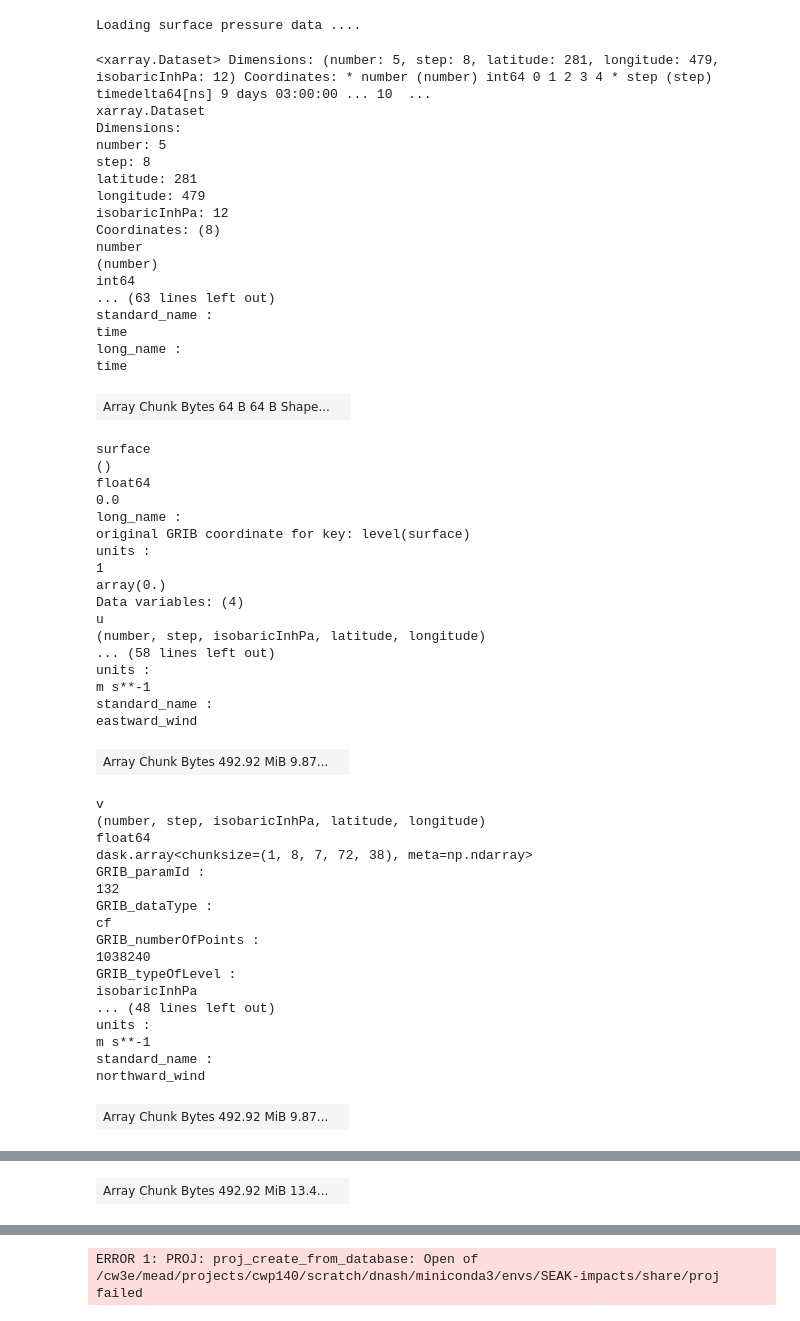
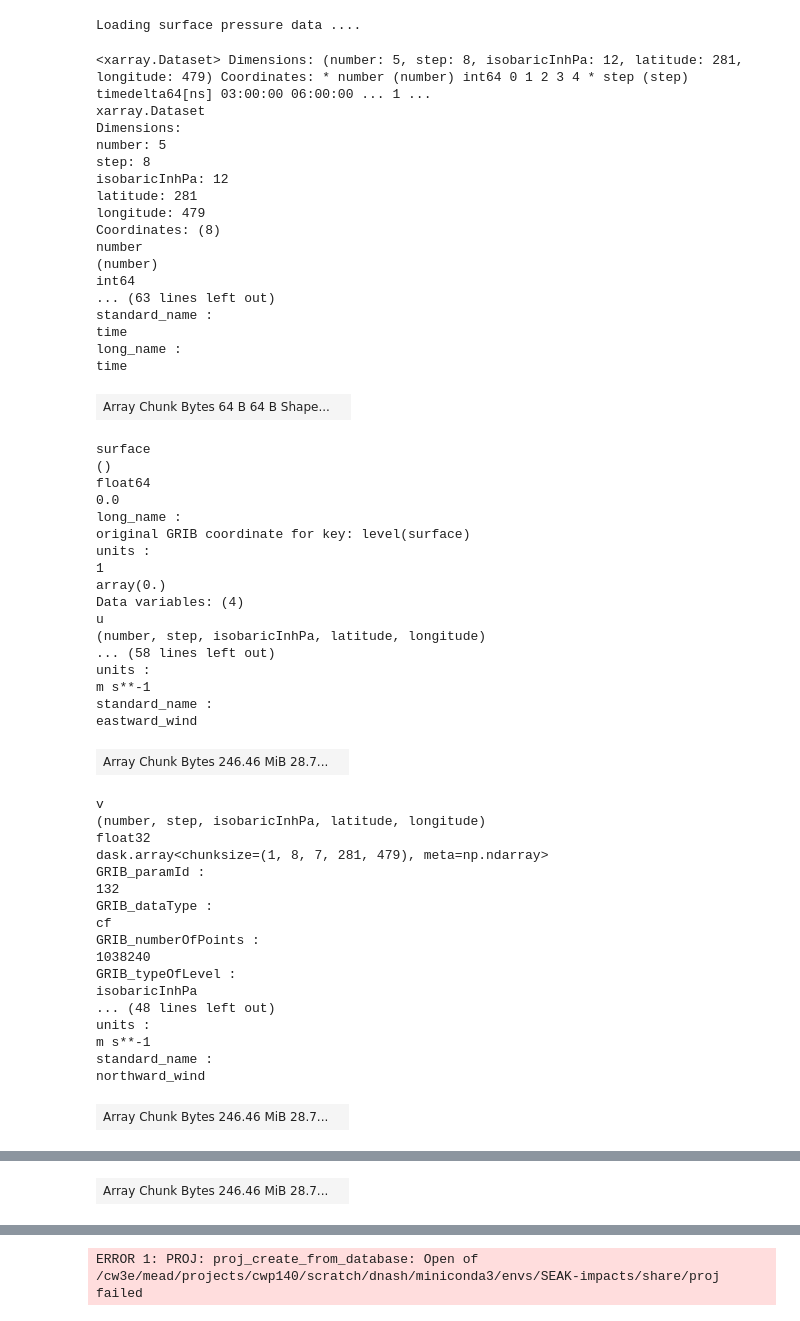
Before and after one commit to dlnash/SEAK_AR_impacts, a Jupyter notebook: preprocess/GEFSv12_reforecast/test.ipynb, the cells around one changed output, grey strips where cells are left out. Cells and saved outputs as stored; diff of their text form; code cells hidden in the pictures.

```diff
--- a/preprocess/GEFSv12_reforecast/test.ipynb
+++ b/preprocess/GEFSv12_reforecast/test.ipynb
@@ -17,19 +17,20 @@ path_to_repo = '/home/dnash/repos/SEAK_AR_impacts/'
 sys.path.append(path_to_repo+'modules')
 import GEFSv12_funcs as gefs
 
-path_to_data = '/expanse/nfs/cw3e/cwp140/'
+# path_to_data = '/expanse/nfs/cw3e/cwp140/'
+path_to_data = '/expanse/lustre/scratch/dnash/temp_project/'
 
-config_file = 'config_1.yaml' # this is the config file name
-job_info = 'job_4' # this is the job name
+config_file = 'config_2.yaml' # this is the config file name
+job_info = 'job_492' # this is the job name
 
 config = yaml.load(open(config_file), Loader=yaml.SafeLoader) # read the file
 ddict = config[job_info] # pull the job info from the dict
 
 year = ddict['year']
 date = ddict['date']
-variable = 'uv1000' ## can be 'ivt', 'freezing_level', or 'uv1000'
+variable = 'ivt' ## can be 'ivt', 'freezing_level', or 'uv1000'
 
-for i, st in enumerate(range(0, 80, 8)):
+for i, st in enumerate(range(0, 8, 8)):
     print(st, st+8)
     start = st
     stop = st+8
@@ -40,6 +41,7 @@ for i, st in enumerate(range(0, 80, 8)):
         ds_lst = []
         for i, varname in enumerate(varname_lst):
             ds = gefs.read_and_regrid_prs_var(varname, date, year, start, stop)
+            ds = ds.isel(step=slice(0, 8))
             ds_lst.append(ds)
 
     if variable == 'uv1000':
@@ -50,6 +52,7 @@ for i, st in enumerate(range(0, 80, 8)):
         for i, varname in enumerate(varname_lst):
             ds = gefs.read_sfc_var(varname, date, year, start, stop)
             ds = ds.sel(isobaricInhPa=1000.)
+            ds = ds.isel(step=slice(0, 8))
             ds_lst.append(ds)
         ds = xr.merge(ds_lst) # merge u, v, and q into single ds
 # %% [output]
@@ -146,7 +105,7 @@ array(['2000-10-03T00:00:00.000000000', '2000-10-04T00:00:00.000000000',
 # %%
 ## load in surface pressure
 print('Loading surface pressure data ....')
-ds_pres = gefs.read_sfc_var('pres', date, year, start, stop)
+ds_pres = gefs.read_sfc_var('pres_sfc', date, year, start, stop)
 ds_lst.append(ds_pres)
 
 ds = xr.merge(ds_lst) # merge u, v, and q into single ds
@@ -156,46 +115,46 @@ ds = ds.reindex(isobaricInhPa=ds.isobaricInhPa[::-1])
 ds
 # %% [output]
 Loading surface pressure data ....
-<xarray.Dataset> Dimensions: (number: 5, step: 8, latitude: 281, longitude: 479, isobaricInhPa: 12) Coordinates: * number (number) int64 0 1 2 3 4 * step (step) timedelta64[ns] 9 days 03:00:00 ... 10  ...
+<xarray.Dataset> Dimensions: (number: 5, step: 8, isobaricInhPa: 12, latitude: 281, longitude: 479) Coordinates: * number (number) int64 0 1 2 3 4 * step (step) timedelta64[ns] 03:00:00 06:00:00 ... 1 ...
 xarray.Dataset
 Dimensions:
 number: 5
 step: 8
+isobaricInhPa: 12
 latitude: 281
 longitude: 479
-isobaricInhPa: 12
 Coordinates: (8)
 number
 (number)
 int64
 ... (63 lines left out)
 standard_name :
 time
 long_name :
 time
 | Array Chunk Bytes 64 B 64 B Shape... |  |
 surface
 ()
 float64
 0.0
 long_name :
 original GRIB coordinate for key: level(surface)
 units :
 1
 array(0.)
 Data variables: (4)
 u
 (number, step, isobaricInhPa, latitude, longitude)
 ... (58 lines left out)
 units :
 m s**-1
 standard_name :
 eastward_wind
-| Array Chunk Bytes 492.92 MiB 9.87... |  |
+| Array Chunk Bytes 246.46 MiB 28.7... |  |
 v
 (number, step, isobaricInhPa, latitude, longitude)
-float64
-dask.array<chunksize=(1, 8, 7, 72, 38), meta=np.ndarray>
+float32
+dask.array<chunksize=(1, 8, 7, 281, 479), meta=np.ndarray>
 GRIB_paramId :
 132
 GRIB_dataType :
@@ -209,6 +168,6 @@ units :
 m s**-1
 standard_name :
 northward_wind
-| Array Chunk Bytes 492.92 MiB 9.87... |  |
+| Array Chunk Bytes 246.46 MiB 28.7... |  |
 q
 (number, step, isobaricInhPa, latitude, longitude)
@@ -227,7 +186,7 @@ units :
 kg kg**-1
 standard_name :
 specific_humidity
-| Array Chunk Bytes 492.92 MiB 13.4... |  |
+| Array Chunk Bytes 246.46 MiB 28.7... |  |
 sp
 (number, step, latitude, longitude)
 float32
```
Also changed, not shown: parts of 11 cells of this notebook, 49 other files.
